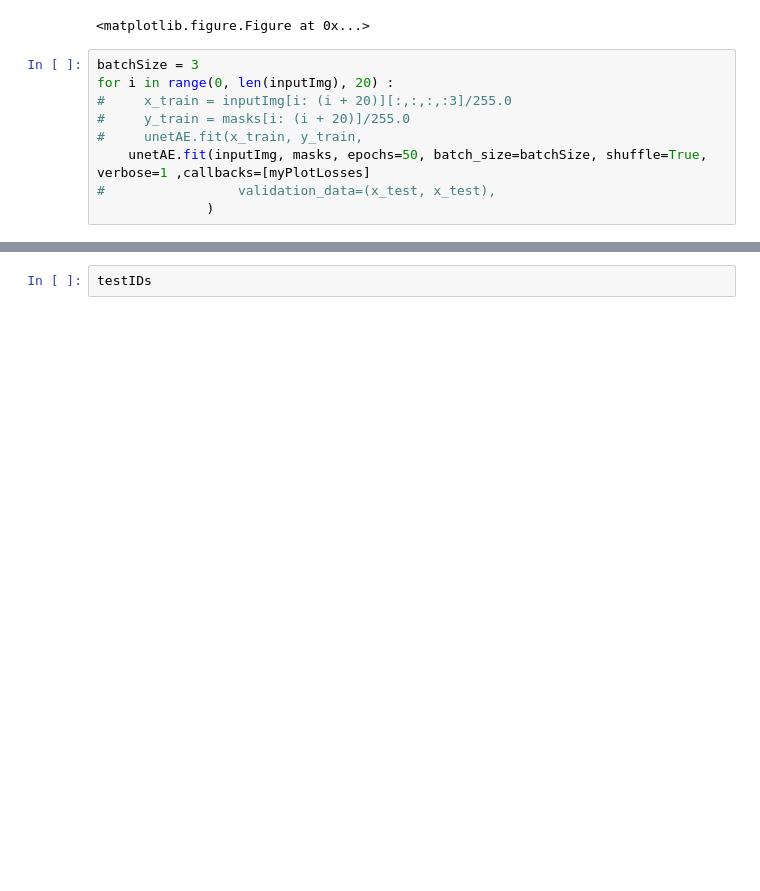
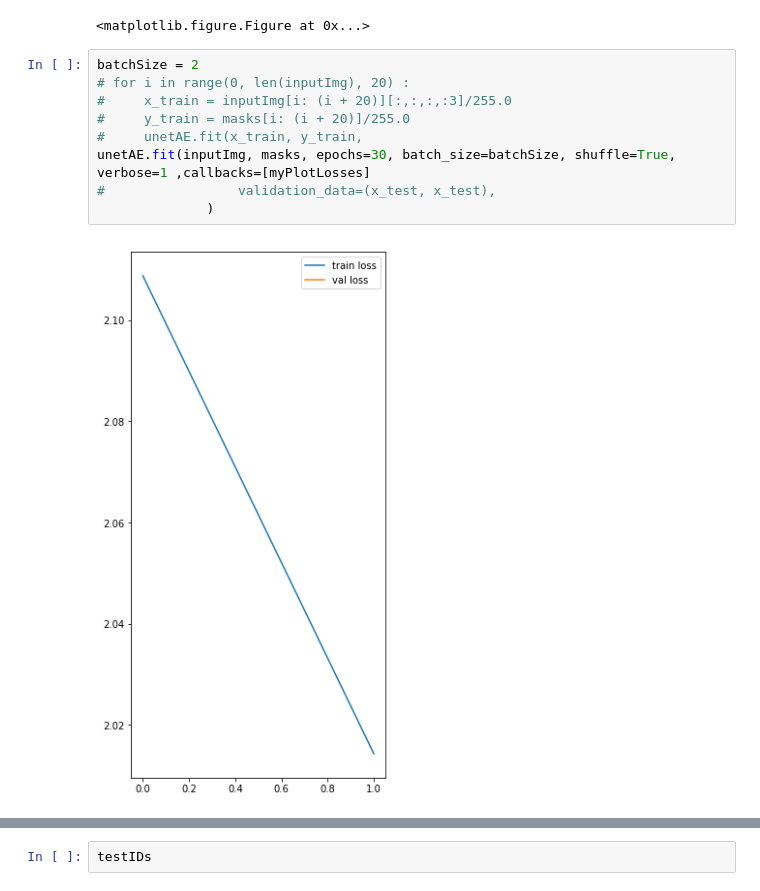
Before and after one commit to ciortanmadalina/kaggle-nuclei, a Jupyter notebook: exploration1.ipynb, the cells around one changed output, grey strips where cells are left out. Cells and saved outputs as stored; diff of their text form; blank space fills up the shorter version.

```diff
--- a/exploration1.ipynb
+++ b/exploration1.ipynb
@@ -411,12 +435,13 @@ myPlotLosses = PlotLosses()
 # %% [output]
 <matplotlib.figure.Figure at 0x...>
 # %%
-batchSize = 3
-for i in range(0, len(inputImg), 20) :
+batchSize = 2
+# for i in range(0, len(inputImg), 20) :
 #     x_train = inputImg[i: (i + 20)][:,:,:,:3]/255.0
 #     y_train = masks[i: (i + 20)]/255.0
 #     unetAE.fit(x_train, y_train,
-    unetAE.fit(inputImg, masks, epochs=50, batch_size=batchSize, shuffle=True, verbose=1 ,callbacks=[myPlotLosses]
+unetAE.fit(inputImg, masks, epochs=30, batch_size=batchSize, shuffle=True, verbose=1 ,callbacks=[myPlotLosses]
 #                 validation_data=(x_test, x_test),
               )
 # %% [output]
+[figure, added]
```
Also changed, not shown: parts of 9 cells of this notebook.
